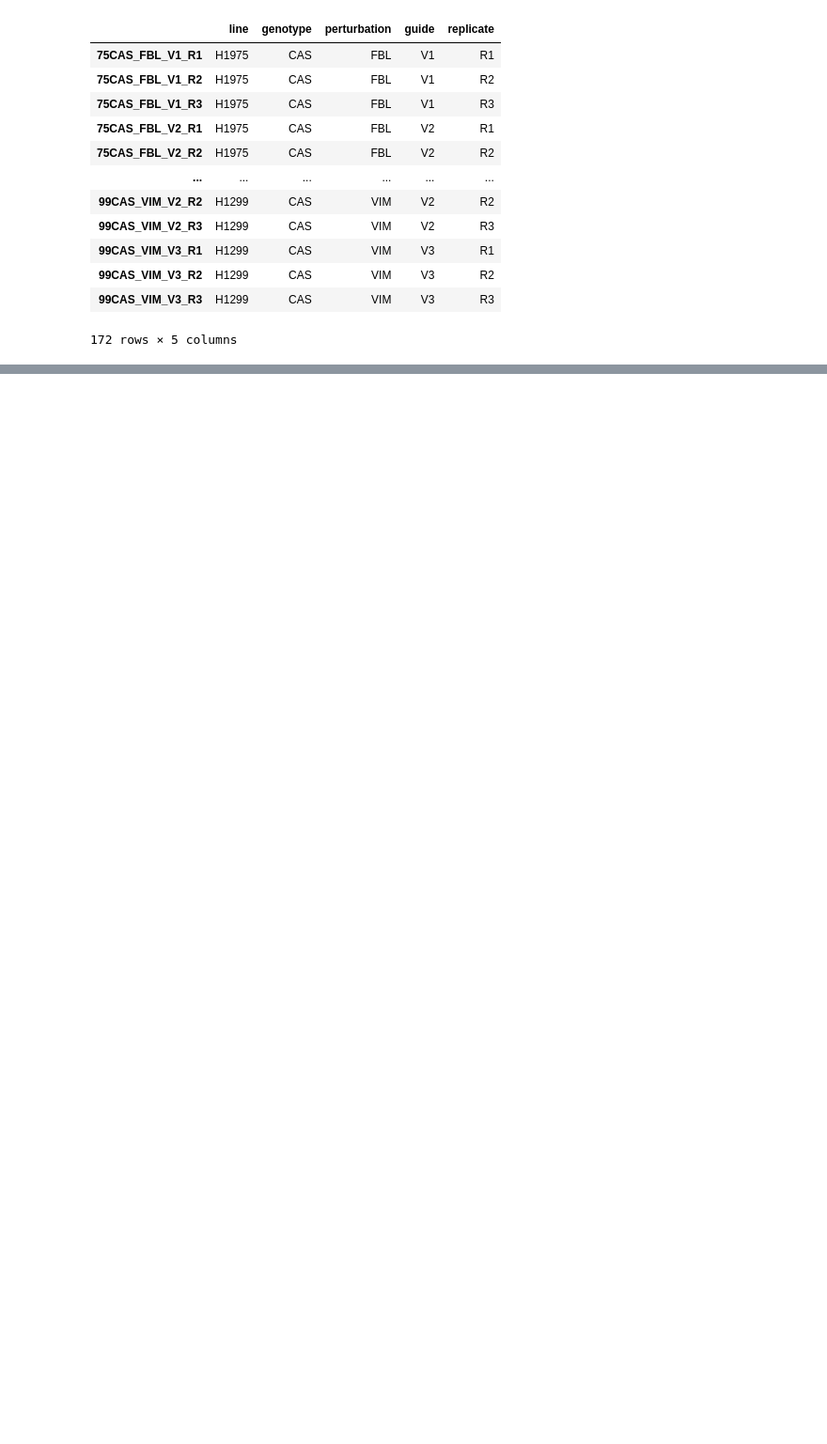
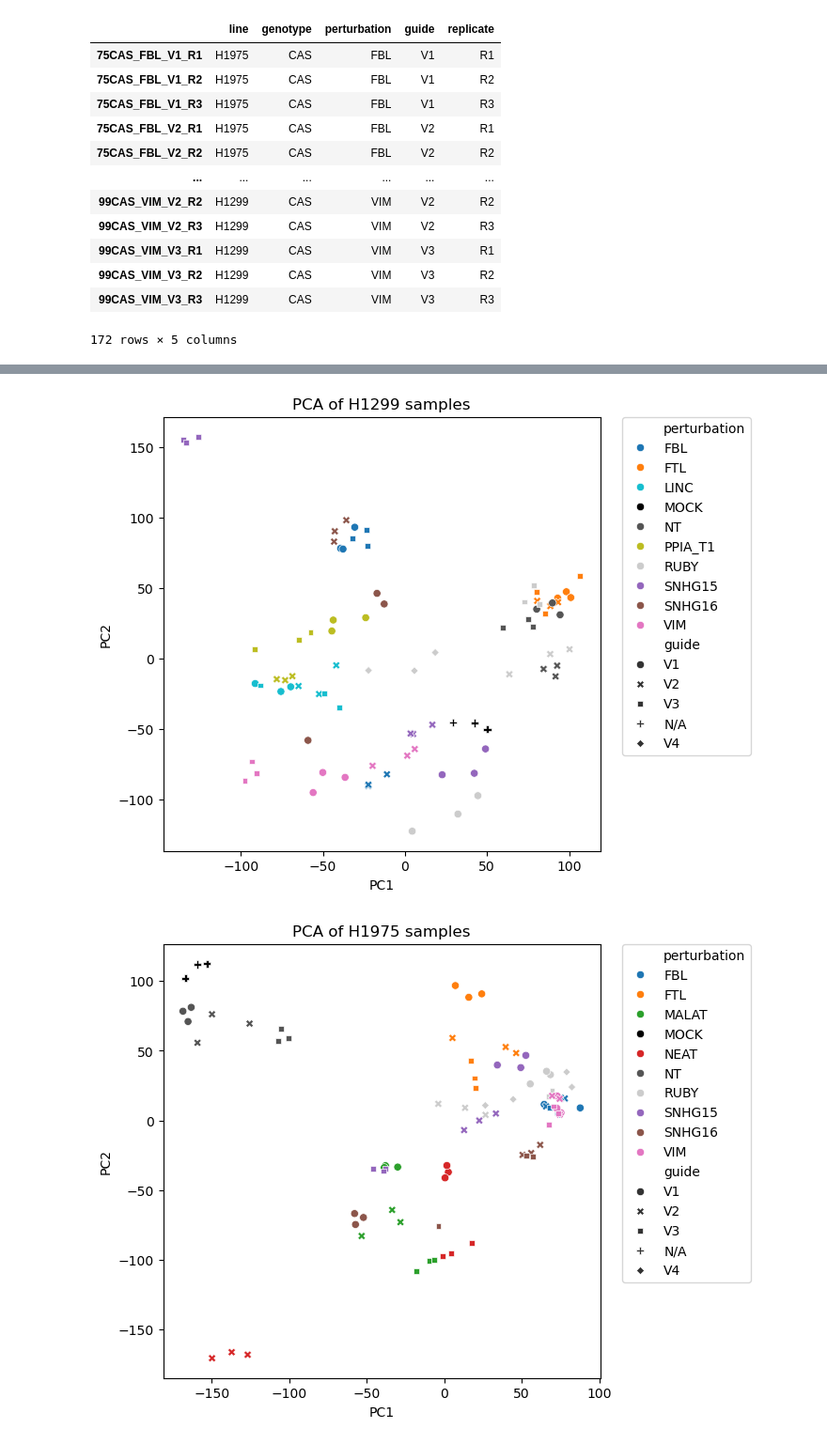
Before and after one commit to stefanpeidli/symphony-10rnaseq, a Jupyter notebook: notebooks/sym10rnaseq.ipynb, the cells around one changed output, grey strips where cells are left out. Shown at 94% size. Cells and saved outputs as stored; diff of their text form; code cells hidden in the pictures; blank space fills up the shorter version.

```diff
--- a/notebooks/sym10rnaseq.ipynb
+++ b/notebooks/sym10rnaseq.ipynb
@@ -63,18 +77,20 @@ perturbation = list(df.columns.str.split('_').str[1])
 guide = list(df.columns.str.split('_').str[2])  # TODO: verify this!
 replicate = list(df.columns.str.split('_').str[3])  # TODO: verify this!
 # %%
-coldata = pd.DataFrame({
- "line": line,
- "genotype": genotype,
- "perturbation": perturbation,
- "guide": guide,
- "replicate": replicate
-}, index=df.columns)
-for index, row in coldata[~coldata.index.str.contains('_V')].iterrows():
-    coldata.loc[index, 'guide'] = row.perturbation[-1] if 'MOCK' not in index else None
-    coldata.loc[index, 'perturbation'] = row.perturbation[:-1].upper() if 'MOCK' not in index else 'MOCK'
-    coldata.loc[index, 'replicate'] = row.guide
-coldata.to_csv(DIR / "prelim_combined_coldata.tsv", sep='\t', header=True)
+# coldata = pd.DataFrame({
+#  "line": line,
+#  "genotype": genotype,
+#  "perturbation": perturbation,
+#  "guide": guide,
+#  "replicate": replicate
+# }, index=df.columns)
+# # Cleanup
+# for index, row in coldata[~coldata.index.str.contains('_V')].iterrows():
+#     coldata.loc[index, 'guide'] = row.perturbation[-1] if 'MOCK' not in index else None
+#     coldata.loc[index, 'perturbation'] = row.perturbation[:-1].upper() if 'MOCK' not in index else 'MOCK'
+#     coldata.loc[index, 'replicate'] = row.guide
+# coldata.to_csv(DIR / "prelim_combined_coldata.tsv", sep='\t', header=True)
+coldata = pd.read_csv(DIR / "prelim_combined_coldata.tsv", sep='\t', header=0, index_col=0)
 # %%
 coldata
 # %% [output]
@@ -93,0 +222,18 @@ coldata
+# %%
+# PCA plot
+from sklearn.decomposition import PCA
+from sklearn.preprocessing import StandardScaler
+
+for line in ['H1299', 'H1975']:
+    scolData = coldata[coldata.line == line]
+    embedding = PCA(n_components=2).fit_transform(StandardScaler().fit_transform(df_vst[scolData.index].T))
+    pca_df = pd.DataFrame(embedding, columns=['PC1', 'PC2'], index=scolData.index).join(scolData)
+    pca_df.loc[pca_df.perturbation=='MOCK', 'guide'] = 'N/A'  # Otherwise there is no plots made for MOCK
+    fig, ax = pl.subplots(figsize=(6, 6))
+    sns.scatterplot(data=pca_df, x='PC1', y='PC2', hue='perturbation', style='guide', palette=perturbation_colors, ax=ax)
+    ax.set_title(f'PCA of {line} samples')
+    ax.legend(bbox_to_anchor=(1.05, 1), loc='upper left', borderaxespad=0.)
+    pl.show()
+# %% [output]
+[figure, added]
+[figure, added]
```
Also changed, not shown: parts of 25 cells of this notebook, 8 other files.
